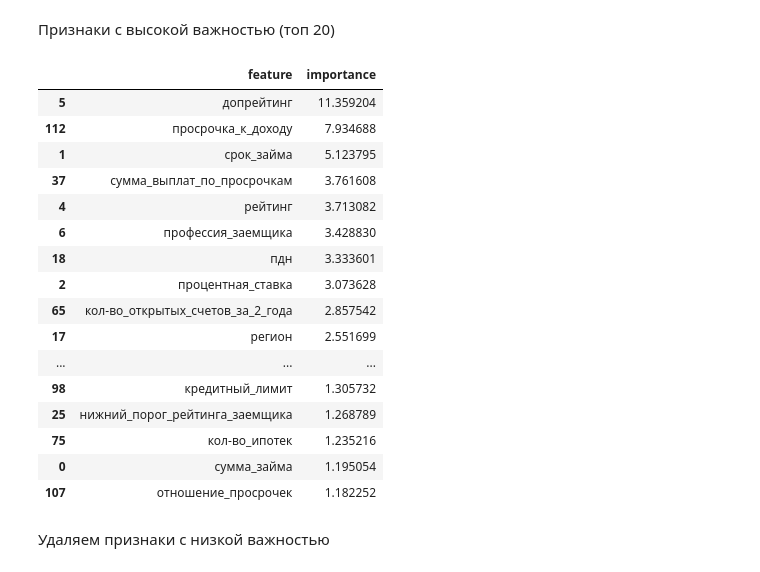
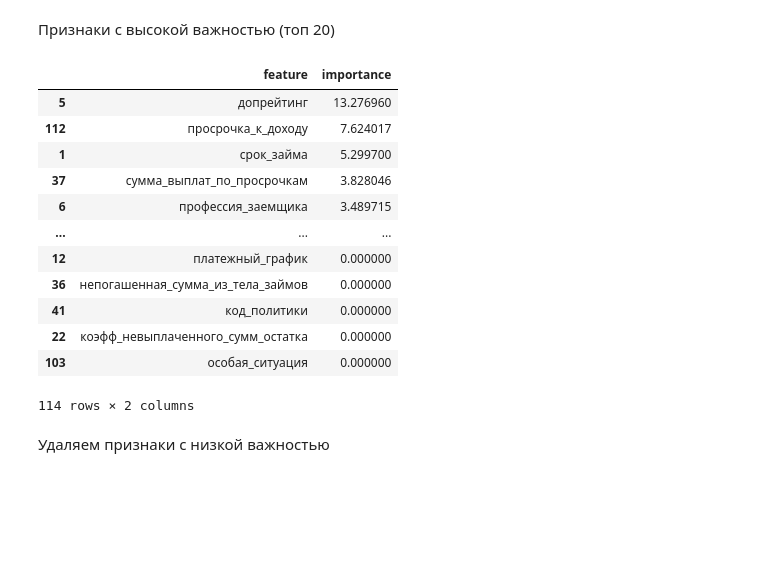
Before and after one commit to skytecat/CreditScoring, a Jupyter notebook: credit_scoring.ipynb, the cells around one changed output. Saved outputs shown, nothing was run; the diff lists cells and outputs as text; code cells hidden in the pictures; blank space fills up the shorter version.

```diff
--- a/credit_scoring.ipynb
+++ b/credit_scoring.ipynb
@@ -155,7 +155,7 @@ X_num = X[num_features]
 X_num = X_num.fillna(X_num.median())
 
 # Используем только часть данных для ускорения обучения
-sample_size = min(100_000, len(X_num))
+sample_size = min(10_000, len(X_num))
 idx_sample = np.random.RandomState(42).choice(X_num.index, size=sample_size, replace=False)
 X_sample = X_num.loc[idx_sample]
 y_sample = y.loc[idx_sample]
@@ -177,7 +177,7 @@ X_val_scaled = scaler.transform(X_val)
 model = LogisticRegression(
     C=1.0,
     solver='liblinear',
-    max_iter=1000,
+    max_iter=100,
     random_state=42
 )
 
@@ -327,25 +329,21 @@ importance_df = pd.DataFrame({
 # %% [markdown]
 Признаки с высокой важностью (топ 20)
 # %%
-importance_df.head(20)
+importance_df
 # %% [output]
 |  | feature | importance |
-| 5 | допрейтинг | 11.359204 |
-| 112 | просрочка_к_доходу | 7.934688 |
-| 1 | срок_займа | 5.123795 |
-| 37 | сумма_выплат_по_просрочкам | 3.761608 |
-| 4 | рейтинг | 3.713082 |
-| 6 | профессия_заемщика | 3.428830 |
-| 18 | пдн | 3.333601 |
-| 2 | процентная_ставка | 3.073628 |
-| 65 | кол-во_открытых_счетов_за_2_года | 2.857542 |
-| 17 | регион | 2.551699 |
+| 5 | допрейтинг | 13.276960 |
+| 112 | просрочка_к_доходу | 7.624017 |
+| 1 | срок_займа | 5.299700 |
+| 37 | сумма_выплат_по_просрочкам | 3.828046 |
+| 6 | профессия_заемщика | 3.489715 |
 | ... | ... | ... |
-| 98 | кредитный_лимит | 1.305732 |
-| 25 | нижний_порог_рейтинга_заемщика | 1.268789 |
-| 75 | кол-во_ипотек | 1.235216 |
-| 0 | сумма_займа | 1.195054 |
-| 107 | отношение_просрочек | 1.182252 |
+| 12 | платежный_график | 0.000000 |
+| 36 | непогашенная_сумма_из_тела_займов | 0.000000 |
+| 41 | код_политики | 0.000000 |
+| 22 | коэфф_невыплаченного_сумм_остатка | 0.000000 |
+| 103 | особая_ситуация | 0.000000 |
+114 rows × 2 columns
 # %% [markdown]
 Удаляем признаки с низкой важностью
 # %%
```
Also changed, not shown: parts of 8 cells of this notebook.
